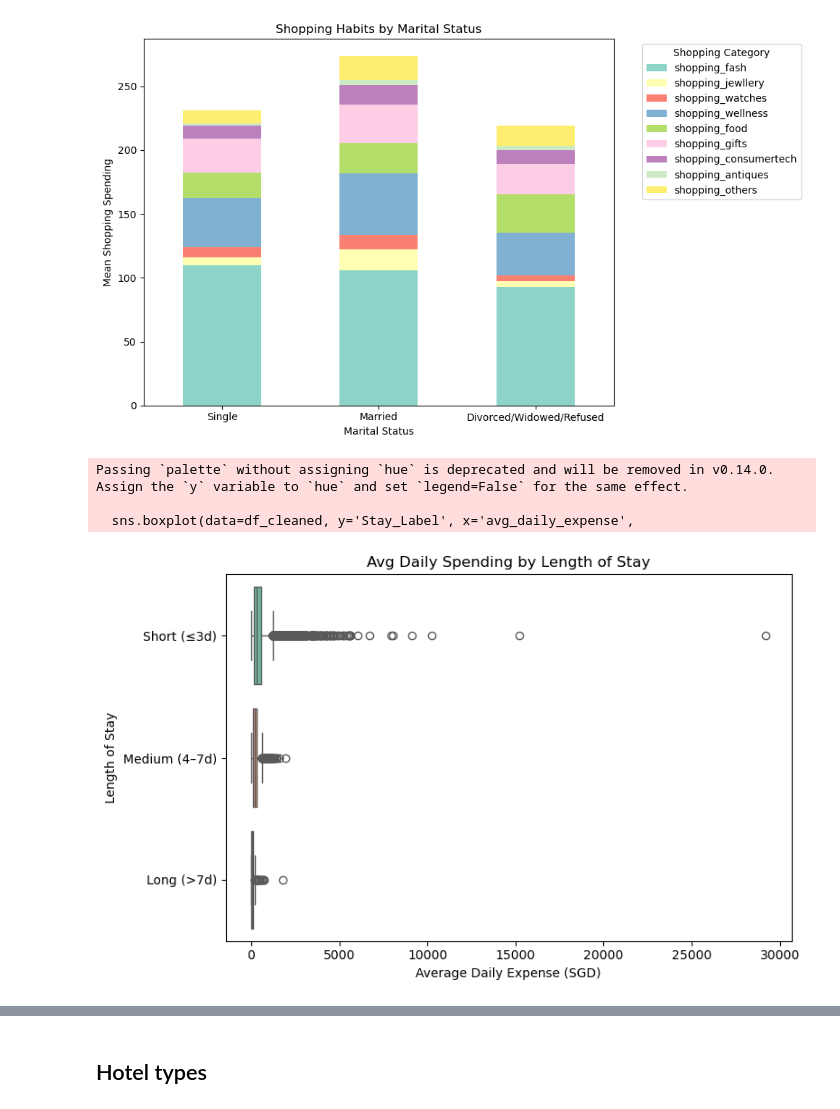
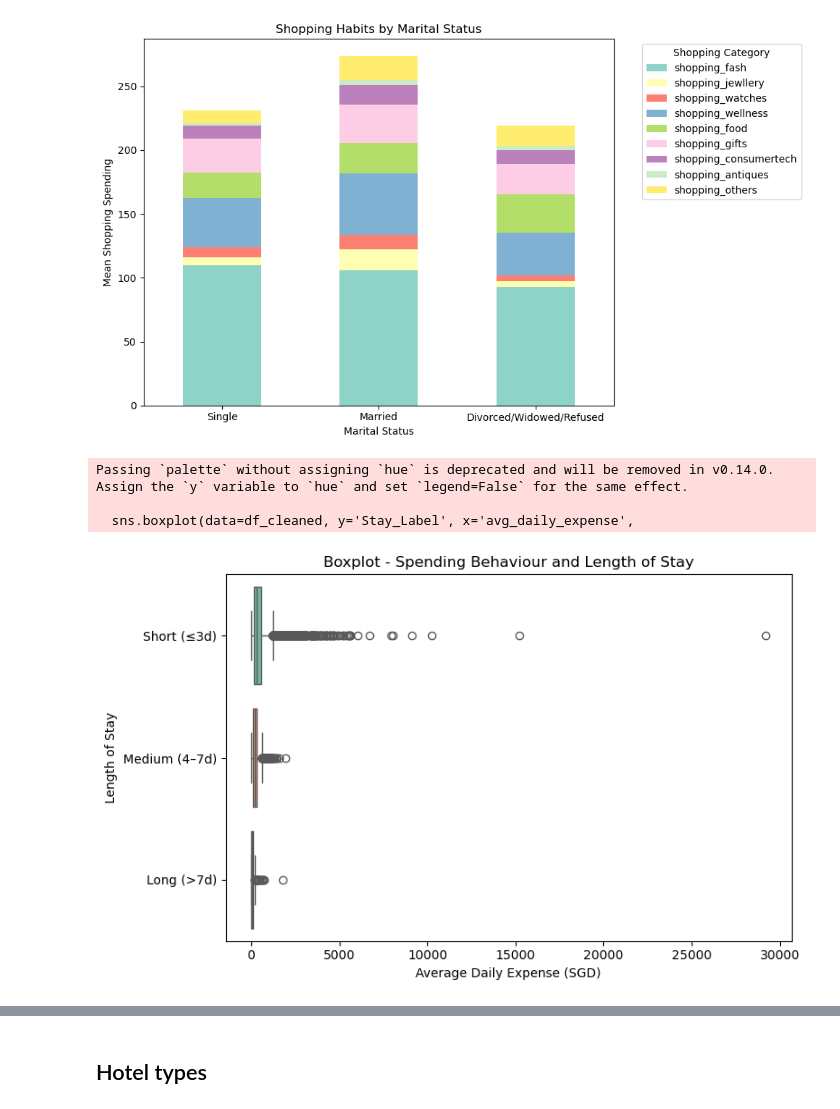
Before and after one commit to alvinhh01/Tourism, a Jupyter notebook: Datafile2.ipynb, the cells around one changed output, grey strips where cells are left out. Cells and saved outputs as stored; diff of their text form; code cells hidden in the pictures.

```diff
--- a/Datafile2.ipynb
+++ b/Datafile2.ipynb
@@ -808,32 +831,32 @@ plt.show()
 # %%
 import seaborn as sns
 import matplotlib.pyplot as plt
 
 # Define custom order
 stay_order = ['Short (≤3d)', 'Medium (4–7d)', 'Long (>7d)']
 
 # Map Stay_Length_Code to ordered label
 stay_labels = {0: 'Short (≤3d)', 1: 'Medium (4–7d)', 2: 'Long (>7d)'}
 df_cleaned['Stay_Label'] = df_cleaned['Stay_Length_Code'].map(stay_labels)
 
 # --------------------
 # Horizontal Boxplot
 # --------------------
 plt.figure(figsize=(8, 5))
 sns.boxplot(data=df_cleaned, y='Stay_Label', x='avg_daily_expense',
             order=stay_order, palette='Set2')
-plt.title('Avg Daily Spending by Length of Stay')
+plt.title('Boxplot - Spending Behaviour and Length of Stay')
 plt.xlabel('Average Daily Expense (SGD)')
 plt.ylabel('Length of Stay')
 plt.tight_layout()
 plt.show()
 
 #can consider histo
 # %% [output]
 Passing `palette` without assigning `hue` is deprecated and will be removed in v0.14.0. Assign the `y` variable to `hue` and set `legend=False` for the same effect.
 
   sns.boxplot(data=df_cleaned, y='Stay_Label', x='avg_daily_expense',
-[figure, old version]
+[figure, new version]
 # %%
 
 # --------------------
```
Also changed, not shown: parts of 42 cells of this notebook.
